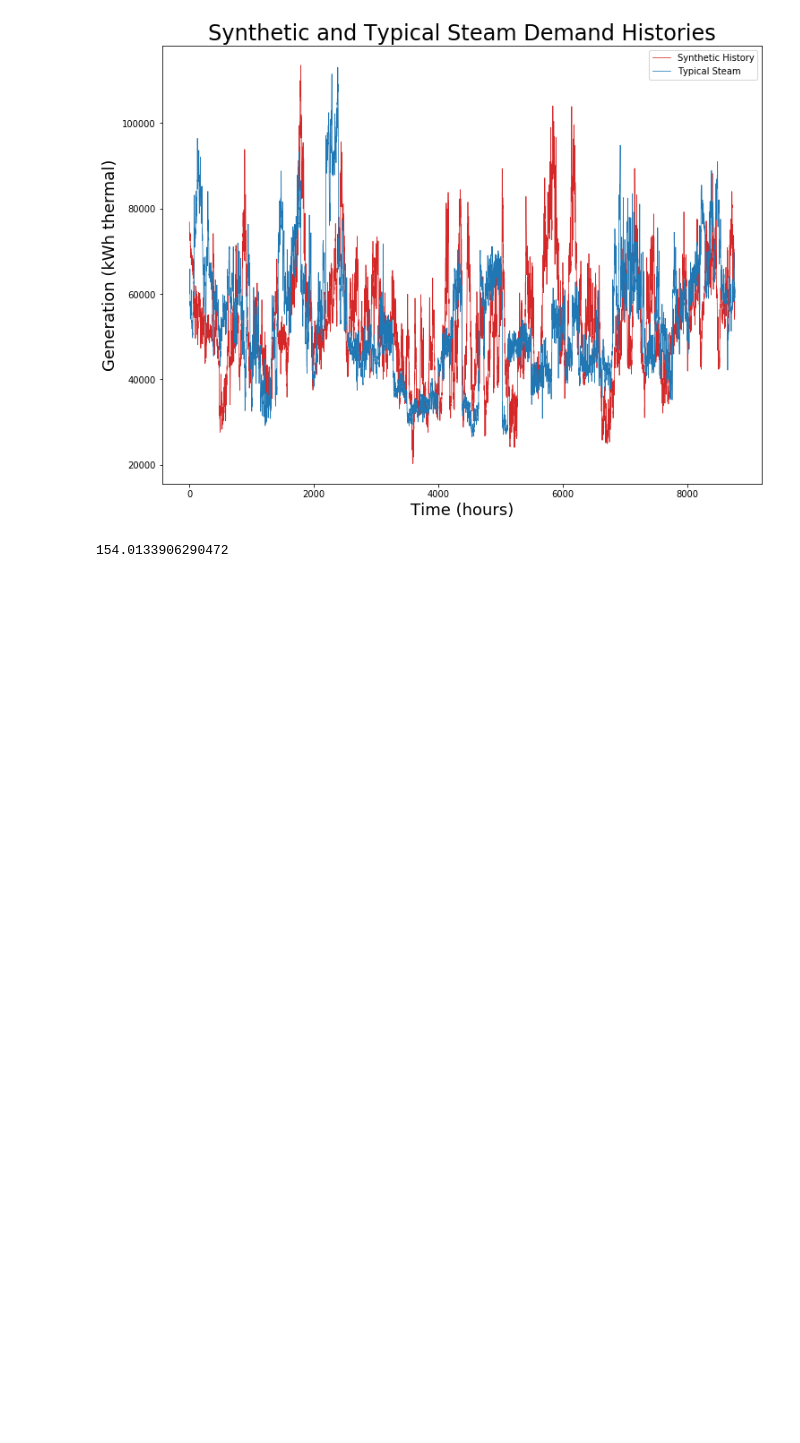
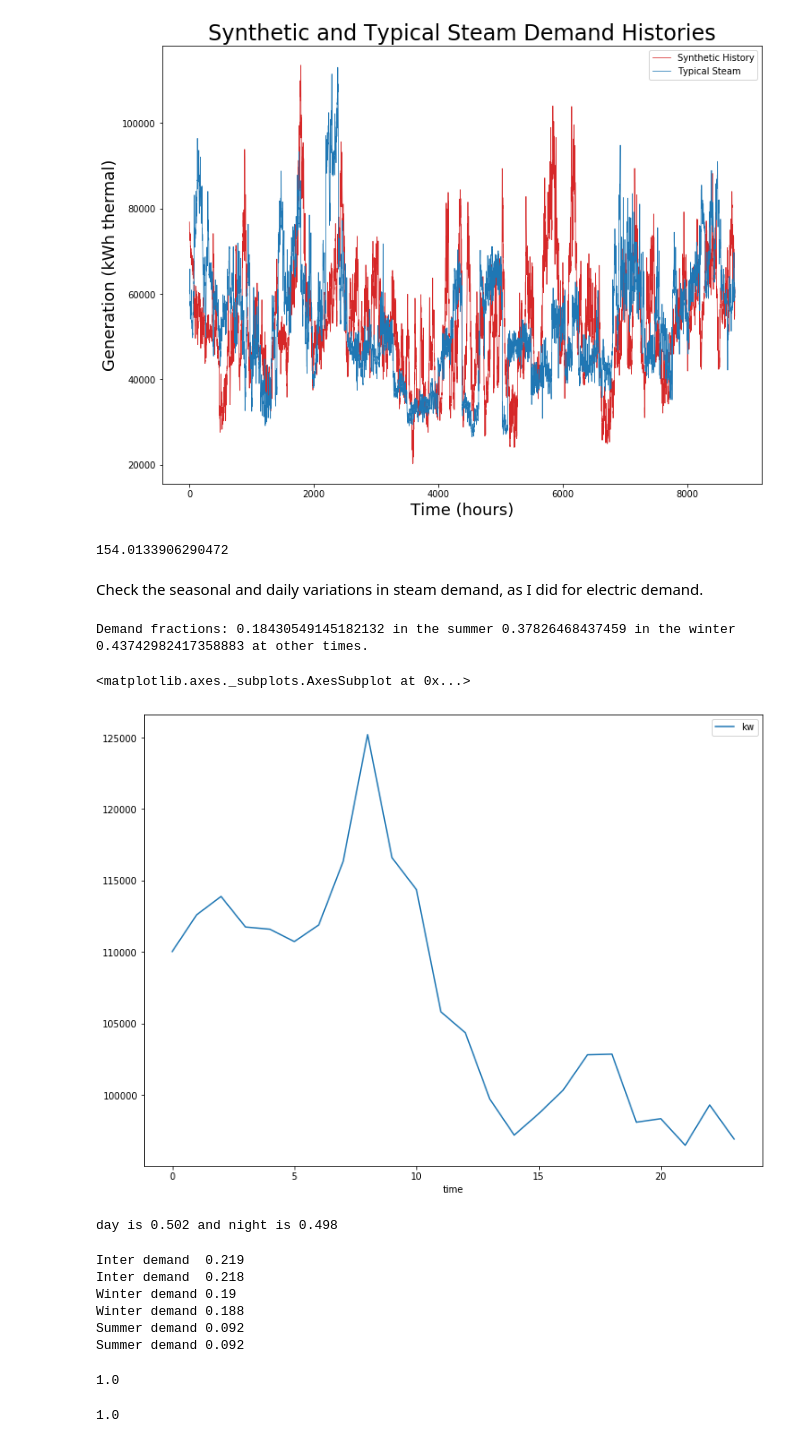
Before and after one commit to arfc/pride, a Jupyter notebook: data_processing/steam_demand.ipynb, the cells around one changed output. Drawn from its saved outputs; the diff is of its cells as text; code cells hidden in the pictures; blank space fills up the shorter version.

```diff
--- a/data_processing/steam_demand.ipynb
+++ b/data_processing/steam_demand.ipynb
@@ -7,6 +7,7 @@ Please see the ``README`` for instructions about accessing the data (UIUC Steam
 import pandas as pd
 import numpy as np
 import matplotlib.pyplot as plt
+plt.rcParams['figure.figsize'] = (12,9)
 # %% [markdown]
 ## Upload data
 # %%
@@ -269,3 +270,64 @@ Text(0.5, 1.0, 'Synthetic and Typical Steam Demand Histories')
 typical_steam.kw.sum()*1e-6*0.33
 # %% [output]
 154.0133906290472
+# %% [markdown]
+Check the seasonal and daily variations in steam demand, as I did for electric demand.
+# %%
+df15 = steam_data15
+# %%
+inter = ((df15.time >= 1872) & (df15.time < 4104)) | ((df15.time >= 6360) & (df15.time < 8496))
+summer = (df15.time >= 4104) & (df15.time < 6360)
+winter = (df15.time >= 8496) | (df15.time < 1872)
+
+winter15 = df15.loc[winter]
+summer15 = df15.loc[summer]
+inter15 = df15.loc[inter]
+
+total_demand = df15.kw.sum() # in kWh_e
+sum15_demand = summer15.kw.sum()
+win15_demand = winter15.kw.sum()
+int15_demand = inter15.kw.sum()
+
+print(f"Demand fractions: {sum15_demand/total_demand} in the summer",
+    f"{win15_demand/total_demand} in the winter",
+    f"{int15_demand/total_demand} at other times.")
+# %% [output]
+Demand fractions: 0.18430549145182132 in the summer 0.37826468437459 in the winter 0.43742982417358883 at other times.
+# %%
+winter_days = winter15.groupby(np.arange(len(winter15))//24)
+# %%
+day1 = winter_days.get_group(0)
+day1.plot(x='time', y='kw')
+# %% [output]
+<matplotlib.axes._subplots.AxesSubplot at 0x...>
+[figure, added]
+# %%
+daytime = day1.loc[(day1.time > 6) & (day1.time <= 18)].kw.sum()
+nighttime = day1.loc[(day1.time <=6) | (day1.time > 18)].kw.sum()
+total = day1.kw.sum()
+
+print(f"day is {round(daytime/total,3)} and night is {round(nighttime/total,3)}")
+# %% [output]
+day is 0.502 and night is 0.498
+# %%
+print("Inter demand ",round(0.437*0.502,3))
+print("Inter demand ",round(0.437*0.498,3))
+print("Winter demand", round(0.378*0.502,3))
+print("Winter demand", round(0.378*0.498,3))
+print("Summer demand",round(0.184*0.502,3))
+print("Summer demand",round(0.184*0.498,3))
+# %% [output]
+Inter demand  0.219
+Inter demand  0.218
+Winter demand 0.19
+Winter demand 0.188
+Summer demand 0.092
+Summer demand 0.092
+# %%
+0.219+0.218+0.19+0.189+0.092*2
+# %% [output]
+1.0
+# %%
+0.25+0.24+0.112+0.108+0.148+0.142
+# %% [output]
+1.0
```
Also changed, not shown: 1 other file.
